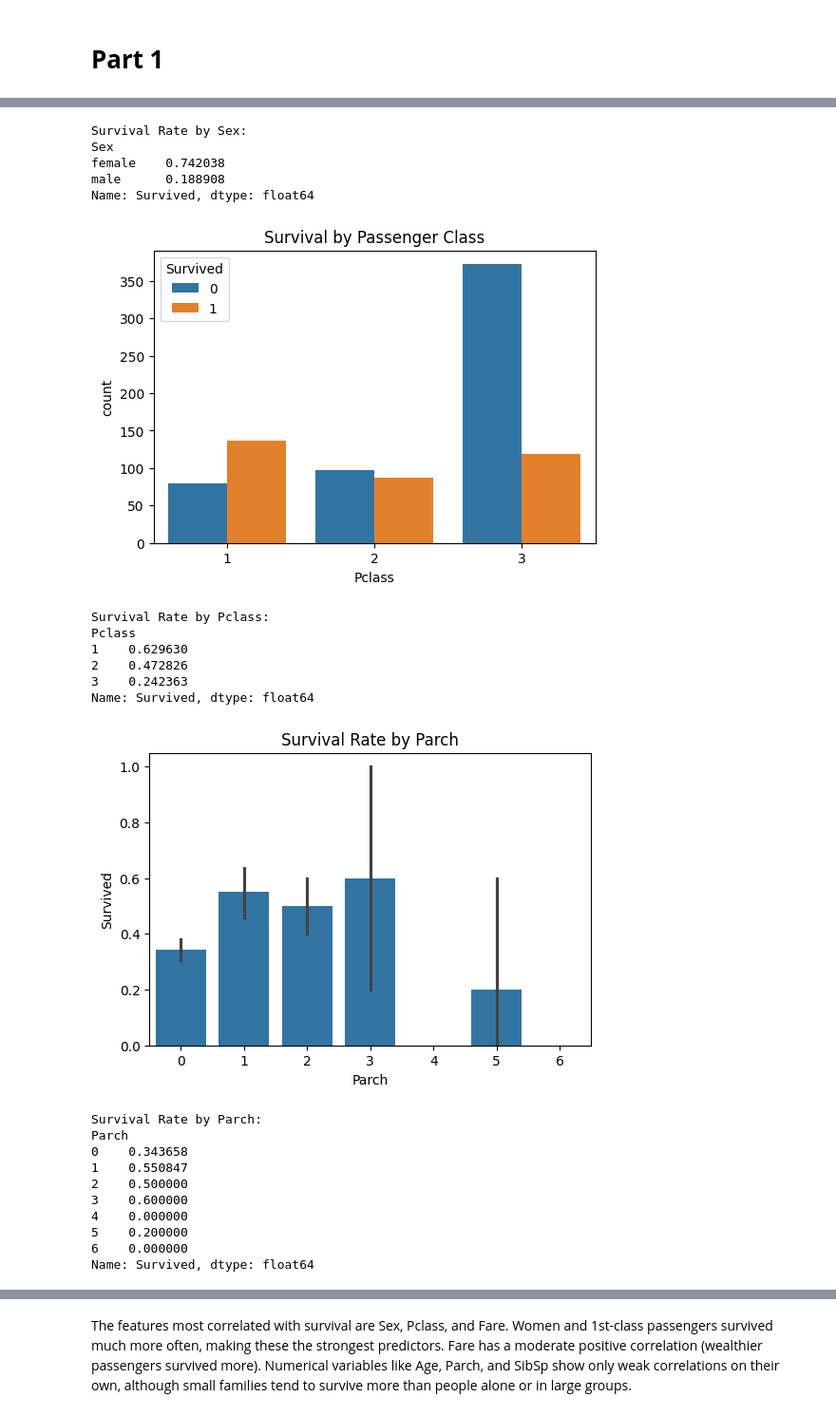
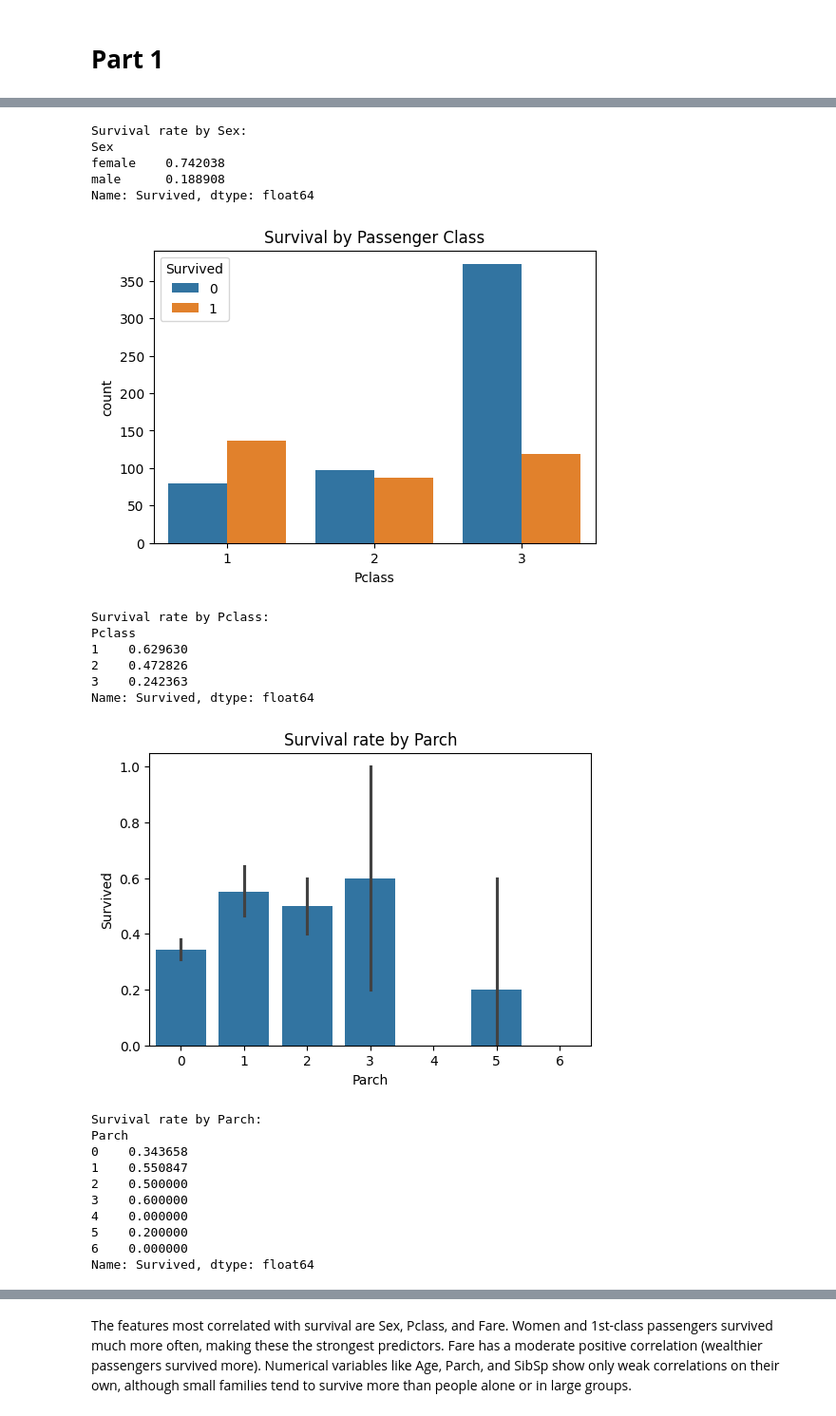
Before and after one commit to Katpst/ML, a Jupyter notebook: Tree_based_models.ipynb, the cells around one changed output, grey strips where cells are left out. Shown at 95% size. Cells and saved outputs as stored; diff of their text form; code cells hidden in the pictures.

```diff
--- a/Tree_based_models.ipynb
+++ b/Tree_based_models.ipynb
@@ -31,7 +31,7 @@ sns.countplot(data=df, x="Sex", hue="Survived")
 plt.title("Survival by Sex")
 plt.show()
 
-print("Survival Rate by Sex:")
+print("Survival rate by Sex:")
 print(df.groupby("Sex")["Survived"].mean(), "\n")
 
 # 3. Survival by Pclass
@@ -41,17 +41,17 @@ sns.countplot(data=df, x="Pclass", hue="Survived")
 plt.title("Survival by Passenger Class")
 plt.show()
 
-print("Survival Rate by Pclass:")
+print("Survival rate by Pclass:")
 print(df.groupby("Pclass")["Survived"].mean(), "\n")
 
 # 4. Survival by Parch
 
 plt.figure(figsize=(6, 4))
 sns.barplot(data=df, x="Parch", y="Survived")
-plt.title("Survival Rate by Parch")
+plt.title("Survival rate by Parch")
 plt.show()
 
-print("Survival Rate by Parch:")
+print("Survival rate by Parch:")
 print(df.groupby("Parch")["Survived"].mean(), "\n")
 
 # 5. Survival by SibSp
@@ -60,44 +60,44 @@ sns.barplot(data=df, x="SibSp", y="Survived")
 plt.title("Survival Rate by SibSp")
 plt.show()
 
-print("Survival Rate by SibSp:")
+print("Survival rate by SibSp:")
 print(df.groupby("SibSp")["Survived"].mean(), "\n")
 
 # 6. Survival by Embarked
 
 plt.figure(figsize=(6, 4))
 sns.countplot(data=df, x="Embarked", hue="Survived")
 plt.title("Survival by Embarked Port")
 plt.show()
 
-print("Survival Rate by Embarked:")
+print("Survival rate by Embarked:")
 print(df.groupby("Embarked")["Survived"].mean(), "\n")
 
 # 7. Correlation Heatmap (numeric columns)
 
 numeric_df = df[["Age", "Fare", "Parch", "SibSp", "Survived"]]
 
 plt.figure(figsize=(8, 6))
 sns.heatmap(numeric_df.corr(), annot=True, cmap='coolwarm')
 plt.title("Correlation Matrix")
 plt.show()
 # %% [output]
 [figure]
 [figure]
-Survival Rate by Sex:
+Survival rate by Sex:
 Sex
 female    0.742038
 male      0.188908
 Name: Survived, dtype: float64
 [figure]
-Survival Rate by Pclass:
+Survival rate by Pclass:
 Pclass
 1    0.629630
 2    0.472826
 3    0.242363
 Name: Survived, dtype: float64
-[figure, old version]
+[figure, new version]
-Survival Rate by Parch:
+Survival rate by Parch:
 Parch
 0    0.343658
 1    0.550847
```
Also changed, not shown: parts of 5 cells of this notebook.
